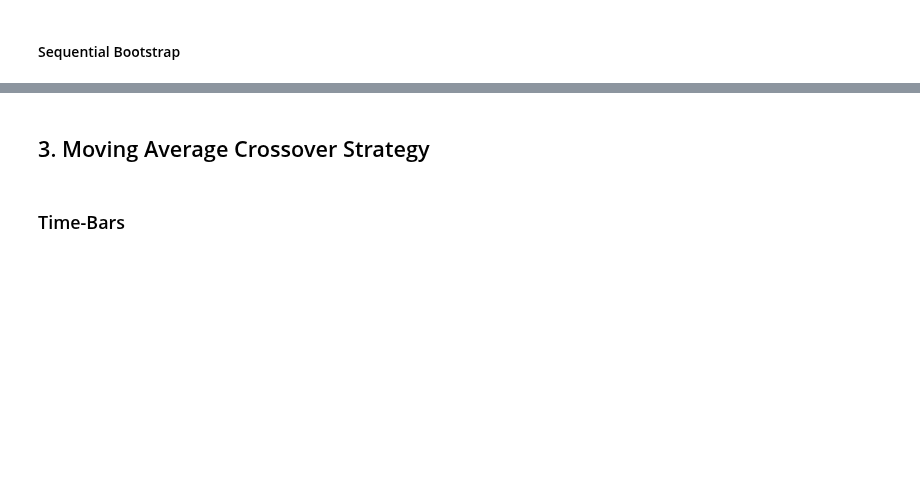
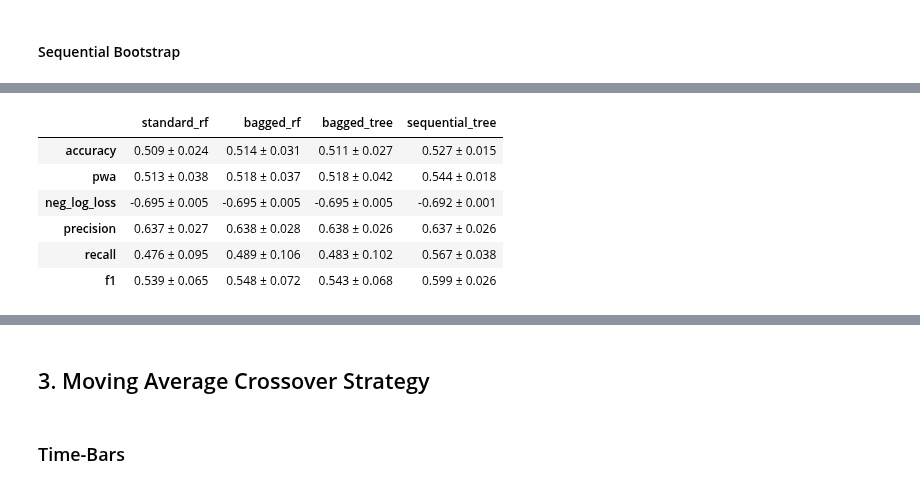
Before and after one commit to pnjoroge54/Machine-Learning-Blueprint, a Jupyter notebook: notebooks/Part_4-Sample Weights.ipynb, the cells around one changed output, grey strips where cells are left out. Saved outputs shown, nothing was run; the diff lists cells and outputs as text; code cells hidden in the pictures; blank space fills up the shorter version.

```diff
--- a/notebooks/Part_4-Sample Weights.ipynb
+++ b/notebooks/Part_4-Sample Weights.ipynb
@@ -640,0 +894,10 @@ value_counts_data(cont_train.bin)
+# %%
+all_cv_scores_std
+# %% [output]
+|  | standard_rf | bagged_rf | bagged_tree | sequential_tree |
+| accuracy | 0.509 ± 0.024 | 0.514 ± 0.031 | 0.511 ± 0.027 | 0.527 ± 0.015 |
+| pwa | 0.513 ± 0.038 | 0.518 ± 0.037 | 0.518 ± 0.042 | 0.544 ± 0.018 |
+| neg_log_loss | -0.695 ± 0.005 | -0.695 ± 0.005 | -0.695 ± 0.005 | -0.692 ± 0.001 |
+| precision | 0.637 ± 0.027 | 0.638 ± 0.028 | 0.638 ± 0.026 | 0.637 ± 0.026 |
+| recall | 0.476 ± 0.095 | 0.489 ± 0.106 | 0.483 ± 0.102 | 0.567 ± 0.038 |
+| f1 | 0.539 ± 0.065 | 0.548 ± 0.072 | 0.543 ± 0.068 | 0.599 ± 0.026 |
```
Also changed, not shown: parts of 43 cells of this notebook.
